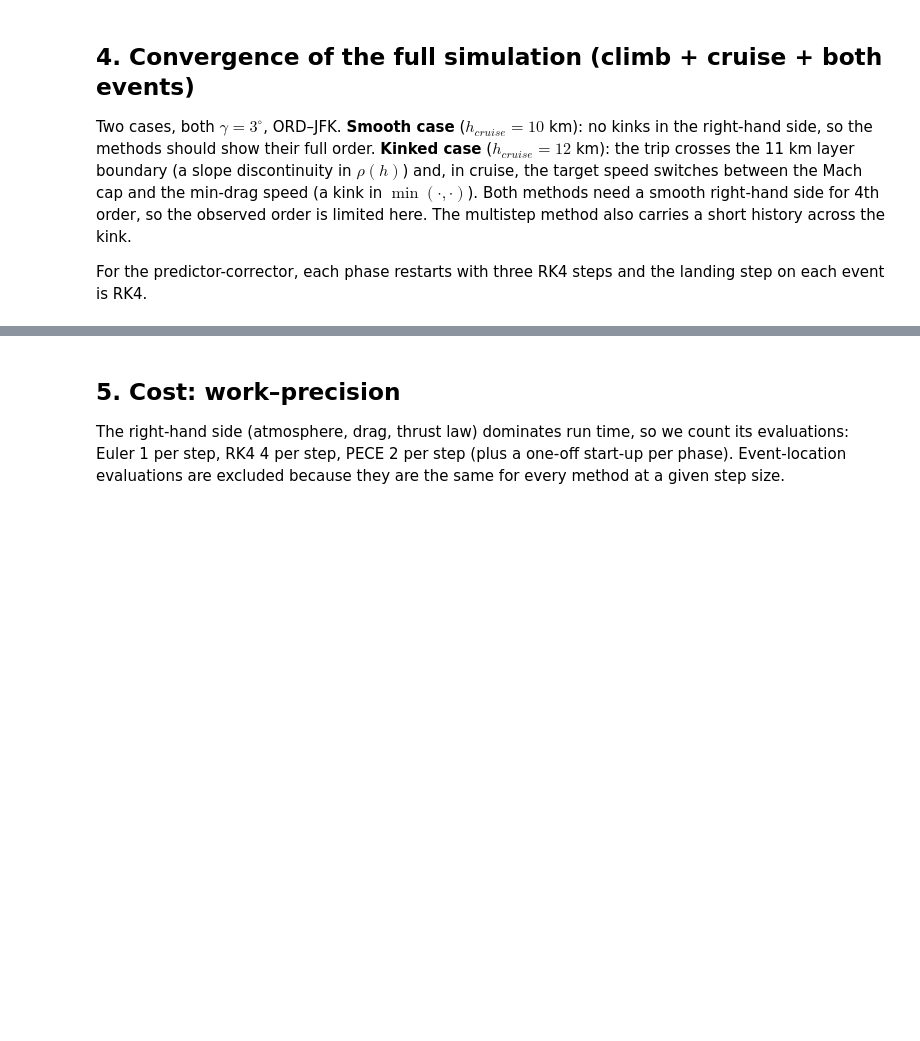
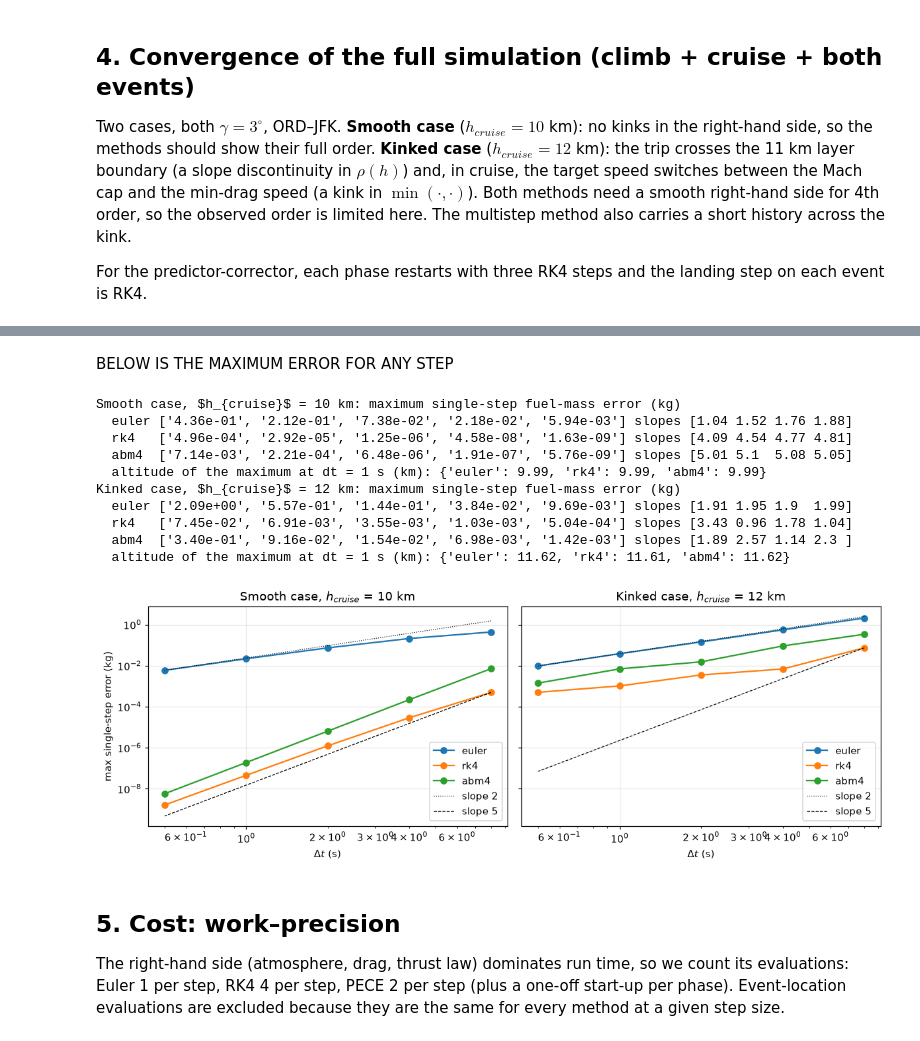
Before and after one commit to war465/AE-370-Group-Project-1, a Jupyter notebook: Group_Project_1_AE370_rebuilt.ipynb, the cells around one changed output, grey strips where cells are left out. Saved outputs shown, nothing was run; the diff lists cells and outputs as text; code cells hidden in the pictures; blank space fills up the shorter version.

Commit message:
Added maximum stepwise error vs timestep graphs
we needed these lol, gonna commit and see if nothing breaks

```diff
--- a/Group_Project_1_AE370_rebuilt.ipynb
+++ b/Group_Project_1_AE370_rebuilt.ipynb
@@ -189,3 +189,62 @@ Kinked case, $h_{cruise}$ = 12 km: reference fuel (RK4, dt=1/16 s) = 25123.9844
+# %% [markdown]
+BELOW IS THE MAXIMUM ERROR FOR ANY STEP
+# %%
+def exact_step(y, dt, gam, Pp, nsub=32):
+    """'Exact' one-step map: same ODE, RK4 with nsub sub-steps."""
+    for _ in range(nsub): y = rk4_step(y, dt/nsub, gam, Pp)
+    return y
+
+def single_step_errors(gam, h_cruise, X, dt, Pp, nsub=32, comp=3):
+    """Single-step error of every method at every full step of climb + cruise.
+    comp = state component compared (3 = mass, i.e. fuel). Returns errors, step times, step altitudes."""
+    y = [target_speed(0.0, Pp["m0"], Pp), 0.0, 0.0, Pp["m0"]]
+    out = {m: [] for m in METHODS}; T, H = [], []; t0 = 0.0
+    for g, idx, target in ((gam, 1, h_cruise), (0.0, 2, X)):          # climb, then cruise
+        ys = [y]; fs = [rhs(y, g, Pp)]
+        while True:                                                    # exact trajectory on the dt-grid
+            yn = exact_step(ys[-1], dt, g, Pp, nsub)
+            if yn[idx] >= target: break                                # drop the step that would overshoot the event
+            ys.append(yn); fs.append(rhs(yn, g, Pp))
+        for k in range(3, len(ys) - 1):                                # k>=3: ABM4 needs 4 stored derivatives
+            yk, ytrue = ys[k], ys[k + 1]
+            out["euler"].append(abs(euler_step(yk, dt, g, Pp)[comp] - ytrue[comp]))
+            out["rk4"].append(abs(rk4_step(yk, dt, g, Pp)[comp] - ytrue[comp]))
+            out["abm4"].append(abs(abm4_step(yk, dt, g, Pp, fs[k-3:k+1])[0][comp] - ytrue[comp]))
+            T.append(t0 + k*dt); H.append(yk[1])
+        t0 += (len(ys) - 1) * dt; y = ys[-1]
+    return {m: np.array(v) for m, v in out.items()}, np.array(T), np.array(H)
+
+SS_DTS = [8, 4, 2, 1, 0.5]
+SS = {}
+fig, ax = plt.subplots(1, 2, figsize=(11, 4), sharey=True)
+for a_, (key, (hc0, ttl, _)) in zip(ax, CASES.items()):
+    SS[key] = {m: [] for m in METHODS}; where = {m: [] for m in METHODS}
+    for d in SS_DTS:
+        e, T_, H_ = single_step_errors(g0_, hc0, X0, d, P)
+        for m in METHODS:
+            SS[key][m].append(e[m].max()); where[m].append(H_[e[m].argmax()]/1e3)
+    print(f"{ttl}: maximum single-step fuel-mass error (kg)")
+    for m in METHODS:
+        print(f"  {m:5s}", [f'{v:.2e}' for v in SS[key][m]], "slopes", np.round(slopes(SS_DTS, SS[key][m]), 2))
+        a_.loglog(SS_DTS, SS[key][m], "o-", label=m)
+    print("  altitude of the maximum at dt = 1 s (km):", {m: round(float(where[m][SS_DTS.index(1)]), 2) for m in METHODS})
+    ds = np.array(SS_DTS, dtype=float)
+    a_.loglog(ds, SS[key]["euler"][-1]*(ds/ds[-1])**2, "k:",  lw=0.8, label="slope 2")
+    a_.loglog(ds, SS[key]["rk4"][0]*(ds/ds[0])**5,     "k--", lw=0.8, label="slope 5")
+    a_.set(xlabel=r"$\Delta t$ (s)", title=ttl); a_.legend()
+ax[0].set_ylabel("max single-step error (kg)"); plt.tight_layout(); plt.show()
+# %% [output]
+Smooth case, $h_{cruise}$ = 10 km: maximum single-step fuel-mass error (kg)
+  euler ['4.36e-01', '2.12e-01', '7.38e-02', '2.18e-02', '5.94e-03'] slopes [1.04 1.52 1.76 1.88]
+  rk4   ['4.96e-04', '2.92e-05', '1.25e-06', '4.58e-08', '1.63e-09'] slopes [4.09 4.54 4.77 4.81]
+  abm4  ['7.14e-03', '2.21e-04', '6.48e-06', '1.91e-07', '5.76e-09'] slopes [5.01 5.1  5.08 5.05]
+  altitude of the maximum at dt = 1 s (km): {'euler': 9.99, 'rk4': 9.99, 'abm4': 9.99}
+Kinked case, $h_{cruise}$ = 12 km: maximum single-step fuel-mass error (kg)
+  euler ['2.09e+00', '5.57e-01', '1.44e-01', '3.84e-02', '9.69e-03'] slopes [1.91 1.95 1.9  1.99]
+  rk4   ['7.45e-02', '6.91e-03', '3.55e-03', '1.03e-03', '5.04e-04'] slopes [3.43 0.96 1.78 1.04]
+  abm4  ['3.40e-01', '9.16e-02', '1.54e-02', '6.98e-03', '1.42e-03'] slopes [1.89 2.57 1.14 2.3 ]
+  altitude of the maximum at dt = 1 s (km): {'euler': 11.62, 'rk4': 11.61, 'abm4': 11.62}
+[figure, added]
 # %% [markdown]
 ## 5. Cost: work–precision
 
```
Also changed, not shown: parts of 5 cells of this notebook.
